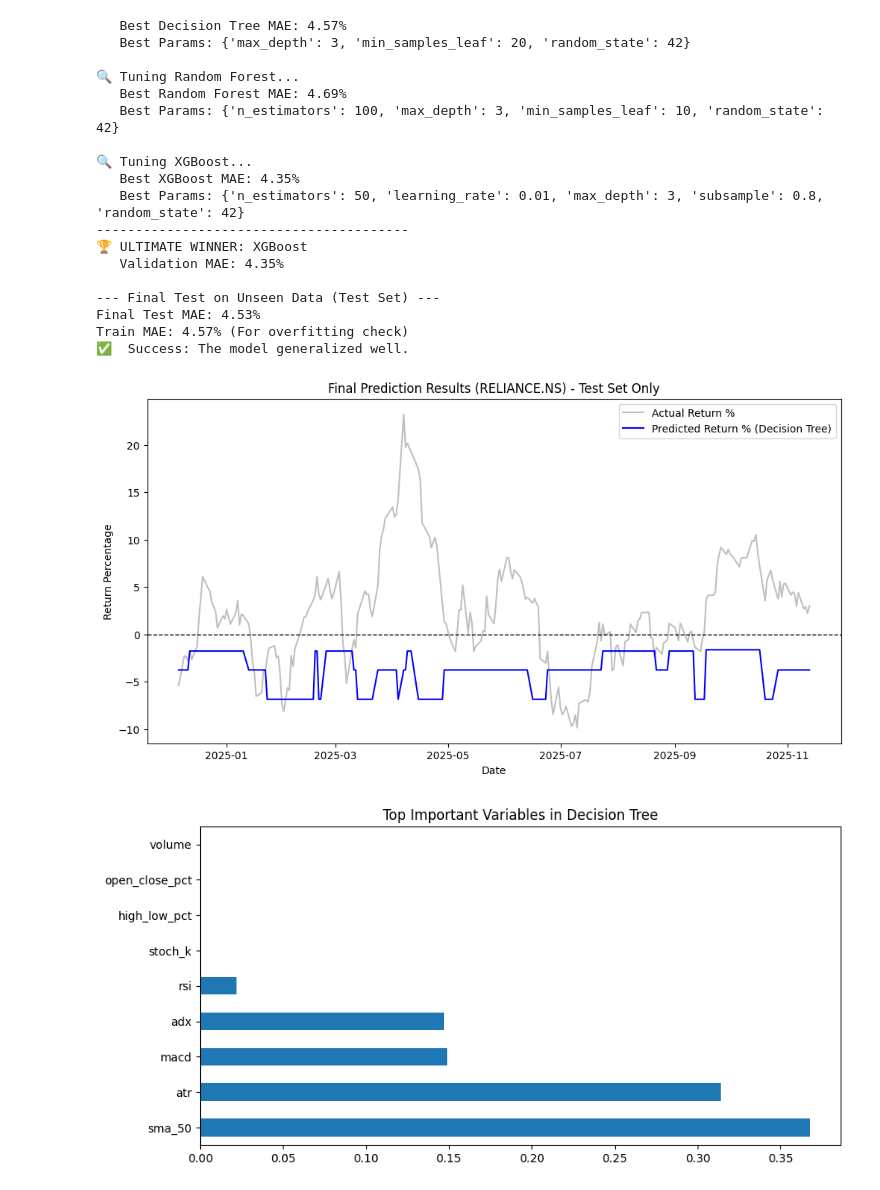
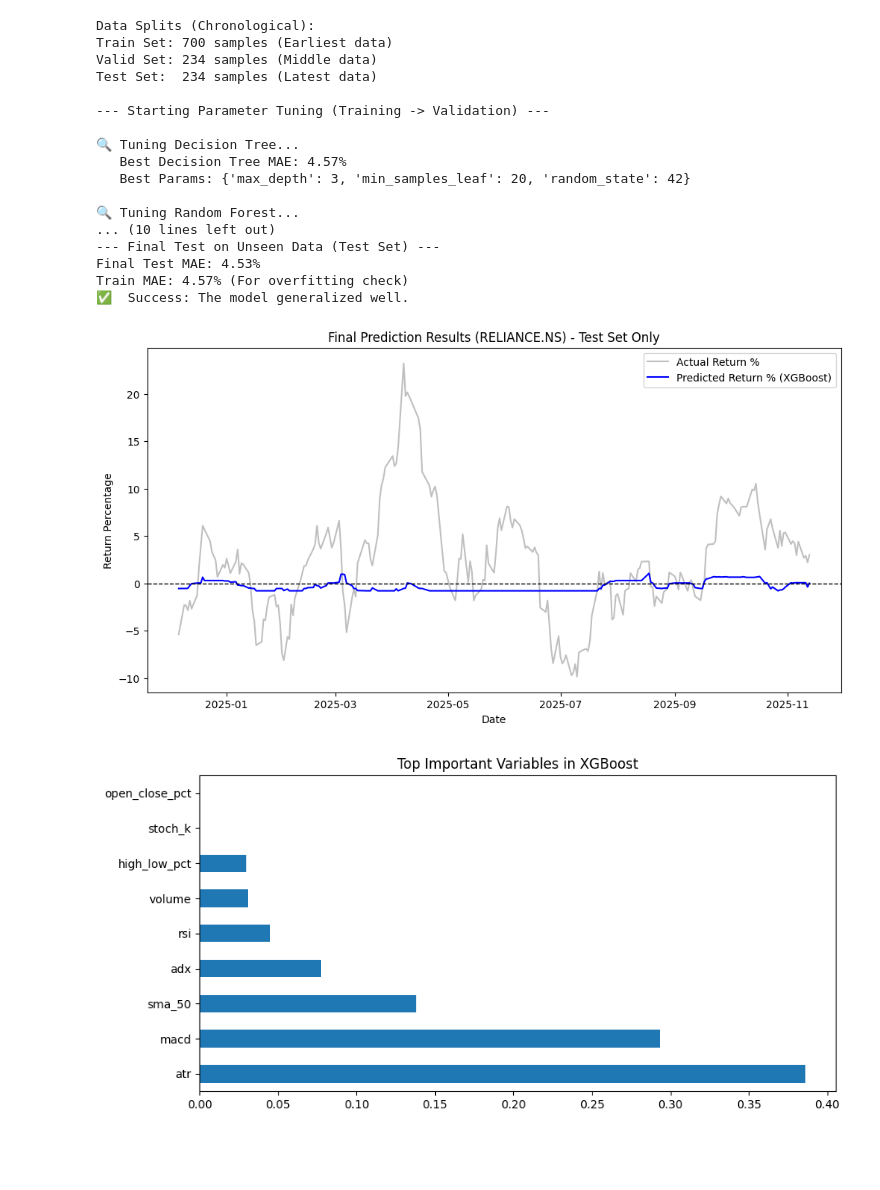
Before and after one commit to Krishnakanth834/MLProject1, a Jupyter notebook: stock_price_predict_decisstion_tree.ipynb, the cells around one changed output. Drawn from its saved outputs; the diff is of its cells as text; code cells hidden in the pictures; blank space fills up the shorter version.

```diff
--- a/stock_price_predict_decisstion_tree.ipynb
+++ b/stock_price_predict_decisstion_tree.ipynb
@@ -190,7 +190,7 @@ plt.figure(figsize=(12, 6))
 
 # Plot only Test data for clarity
 plt.plot(y_test.index, y_test, label='Actual Return %', color='grey', alpha=0.5)
-plt.plot(y_test.index, test_pred, label=f'Predicted Return % ({best_model_name})', color='blue', linewidth=1.5)
+plt.plot(y_test.index, final_pred, label=f'Predicted Return % ({best_overall_name})', color='blue', linewidth=1.5)
 
 plt.axhline(0, color='black', linewidth=1, linestyle='--')
 plt.title(f"Final Prediction Results ({ticker}) - Test Set Only")
@@ -200,11 +200,11 @@ plt.legend()
 plt.show()
 
 # Feature Importance
-if hasattr(best_model, 'feature_importances_'):
+if hasattr(best_overall_model, 'feature_importances_'):
     plt.figure(figsize=(10, 5))
-    feat_importances = pd.Series(best_model.feature_importances_, index=feature_cols)
+    feat_importances = pd.Series(best_overall_model.feature_importances_, index=feature_cols)
     feat_importances.nlargest(10).plot(kind='barh')
-    plt.title(f"Top Important Variables in {best_model_name}")
+    plt.title(f"Top Important Variables in {best_overall_name}")
     plt.show()
 # %% [output]
 Requirement already satisfied: ta in /usr/local/lib/python3.12/dist-packages (0.11.0)
@@ -227,20 +218,19 @@ Test Set:  234 samples (Latest data)
+Data Splits (Chronological):
+Train Set: 700 samples (Earliest data)
+Valid Set: 234 samples (Middle data)
+Test Set:  234 samples (Latest data)
+
+--- Starting Parameter Tuning (Training -> Validation) ---
+
+🔍 Tuning Decision Tree...
    Best Decision Tree MAE: 4.57%
    Best Params: {'max_depth': 3, 'min_samples_leaf': 20, 'random_state': 42}
 
 🔍 Tuning Random Forest...
-   Best Random Forest MAE: 4.69%
-   Best Params: {'n_estimators': 100, 'max_depth': 3, 'min_samples_leaf': 10, 'random_state': 42}
-
-🔍 Tuning XGBoost...
-   Best XGBoost MAE: 4.35%
-   Best Params: {'n_estimators': 50, 'learning_rate': 0.01, 'max_depth': 3, 'subsample': 0.8, 'random_state': 42}
-----------------------------------------
-🏆 ULTIMATE WINNER: XGBoost
-   Validation MAE: 4.35%
-
+... (10 lines left out)
 --- Final Test on Unseen Data (Test Set) ---
 Final Test MAE: 4.53%
 Train MAE: 4.57% (For overfitting check)
 ✅  Success: The model generalized well.
-[figure, old version]
+[figure, new version]
-[figure, old version]
+[figure, new version]
```
Also changed, not shown: parts of 1 cell of this notebook.
